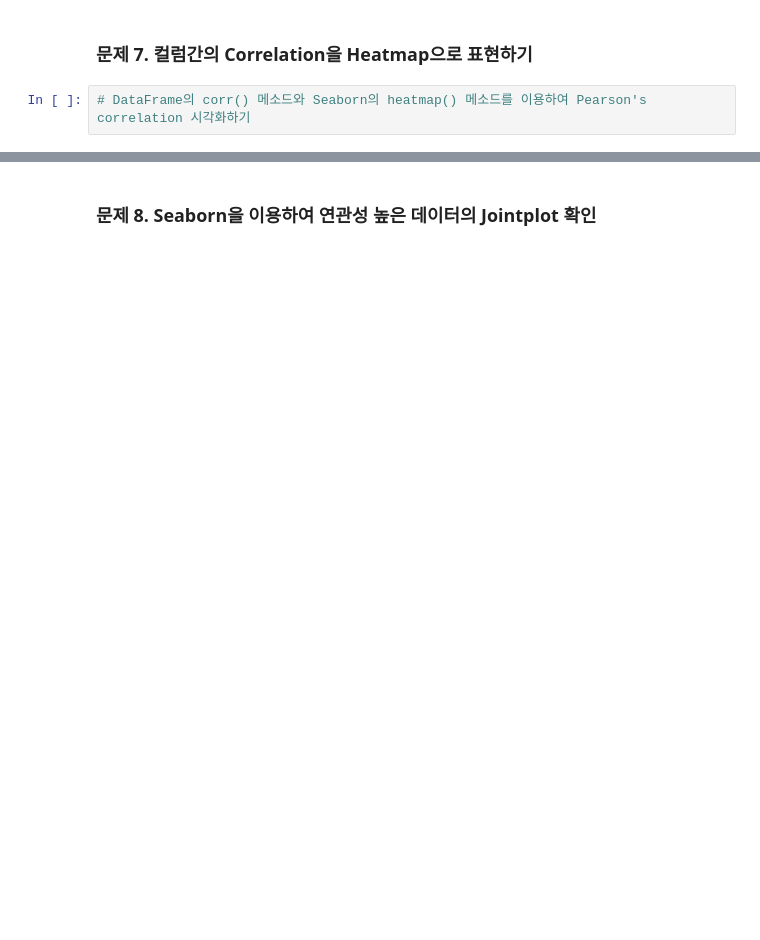
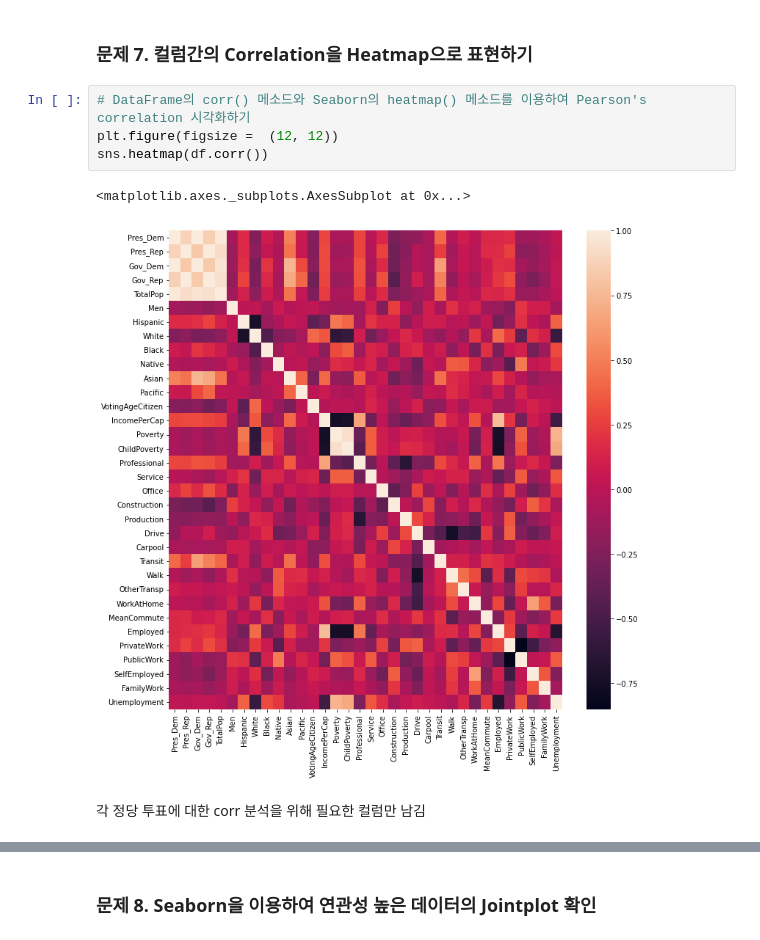
Before and after one commit to puddingHong/Fastcampus, a Jupyter notebook: 미국 대통령 선거 데이터.ipynb, the cells around one changed output, grey strips where cells are left out. Saved outputs shown, nothing was run; the diff lists cells and outputs as text; blank space fills up the shorter version.

Commit message:
[UPDATE]
heatmap, jointplot으로 corr 확인

```diff
--- a/미국 대통령 선거 데이터.ipynb
+++ b/미국 대통령 선거 데이터.ipynb
@@ -417,3 +379,10 @@ df
 ### 문제 7. 컬럼간의 Correlation을 Heatmap으로 표현하기
 # %%
 # DataFrame의 corr() 메소드와 Seaborn의 heatmap() 메소드를 이용하여 Pearson's correlation 시각화하기
+plt.figure(figsize =  (12, 12))
+sns.heatmap(df.corr())
+# %% [output]
+<matplotlib.axes._subplots.AxesSubplot at 0x...>
+[figure, added]
+# %% [markdown]
+각 정당 투표에 대한 corr 분석을 위해 필요한 컬럼만 남김
```
Also changed, not shown: parts of 25 cells of this notebook.
